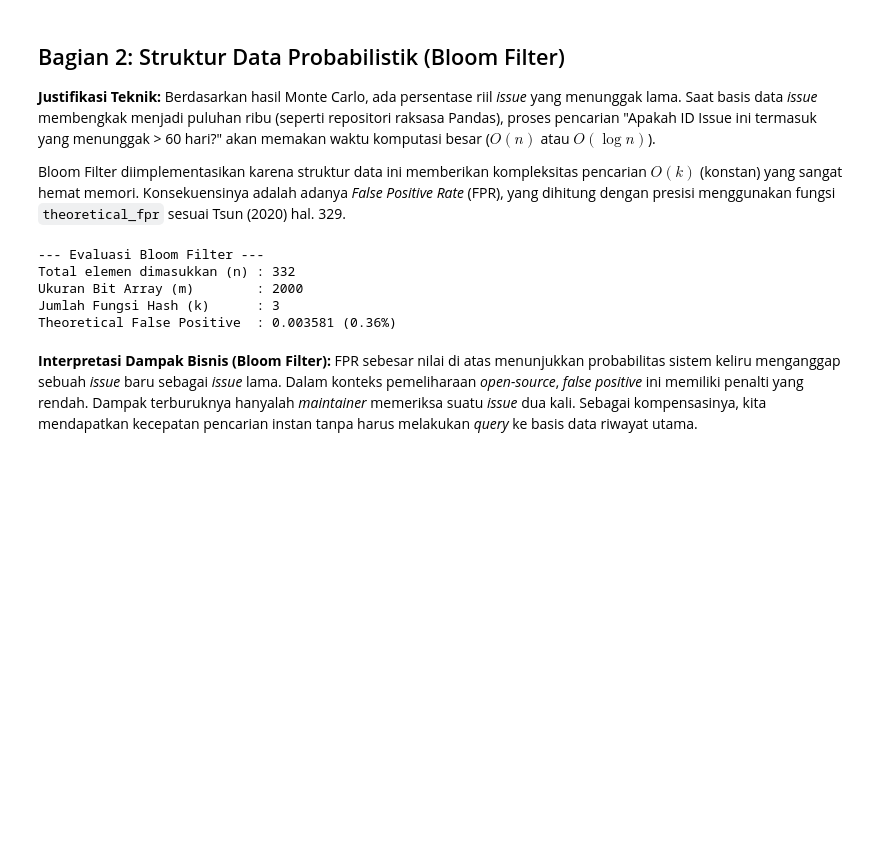
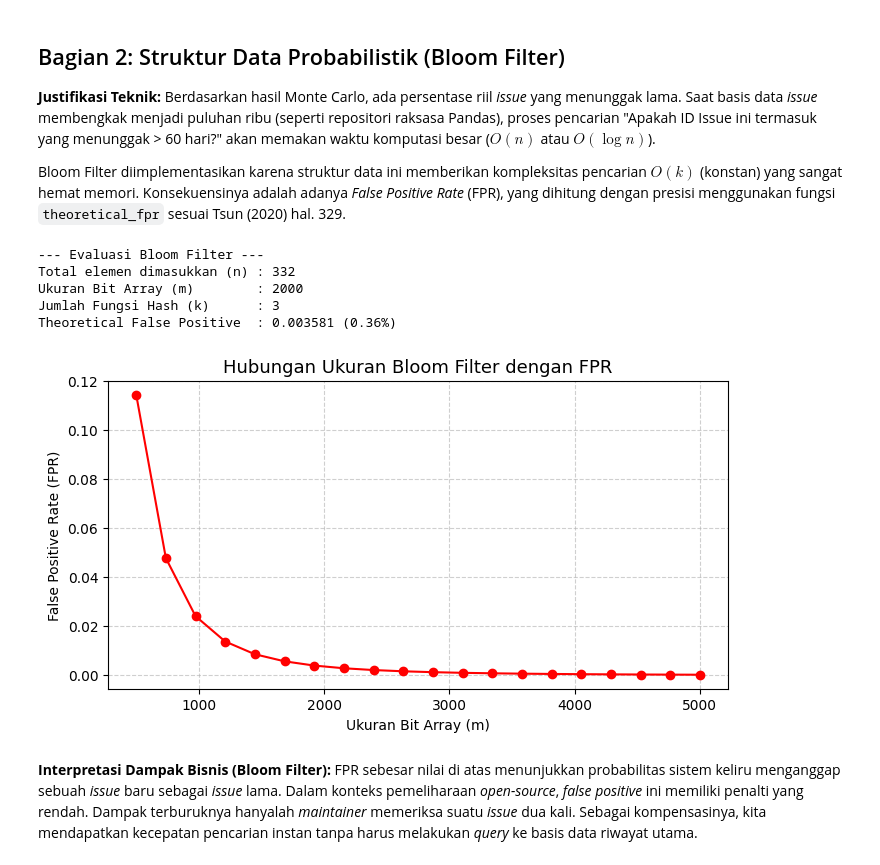
Before and after one commit to natnut-07/Project-Statistika-Kelompok-11, a Jupyter notebook: notebooks/05_simulation.ipynb, the cells around one changed output. Saved outputs shown, nothing was run; the diff lists cells and outputs as text; code cells hidden in the pictures; blank space fills up the shorter version.

```diff
--- a/notebooks/05_simulation.ipynb
+++ b/notebooks/05_simulation.ipynb
@@ -127,6 +127,20 @@ Total elemen dimasukkan (n) : 332
 Ukuran Bit Array (m)        : 2000
 Jumlah Fungsi Hash (k)      : 3
 Theoretical False Positive  : 0.003581 (0.36%)
+# %%
+# Simulasi perubahan FPR terhadap ukuran bit array (m)
+m_sizes = np.linspace(500, 5000, 20)
+fpr_values = [(1 - (1 - 1/m)**n_elements)**K_HASHES for m in m_sizes]
+
+plt.figure(figsize=(8, 4))
+plt.plot(m_sizes, fpr_values, marker='o', linestyle='-', color='red')
+plt.title('Hubungan Ukuran Bloom Filter dengan FPR', fontsize=13)
+plt.xlabel('Ukuran Bit Array (m)')
+plt.ylabel('False Positive Rate (FPR)')
+plt.grid(True, linestyle='--', alpha=0.6)
+plt.show()
+# %% [output]
+[figure, added]
 # %% [markdown]
 **Interpretasi Dampak Bisnis (Bloom Filter):**
 FPR sebesar nilai di atas menunjukkan probabilitas sistem keliru menganggap sebuah *issue* baru sebagai *issue* lama. Dalam konteks pemeliharaan *open-source*, *false positive* ini memiliki penalti yang rendah. Dampak terburuknya hanyalah *maintainer* memeriksa suatu *issue* dua kali. Sebagai kompensasinya, kita mendapatkan kecepatan pencarian instan tanpa harus melakukan *query* ke basis data riwayat utama.
```
Also changed, not shown: parts of 2 cells of this notebook.
